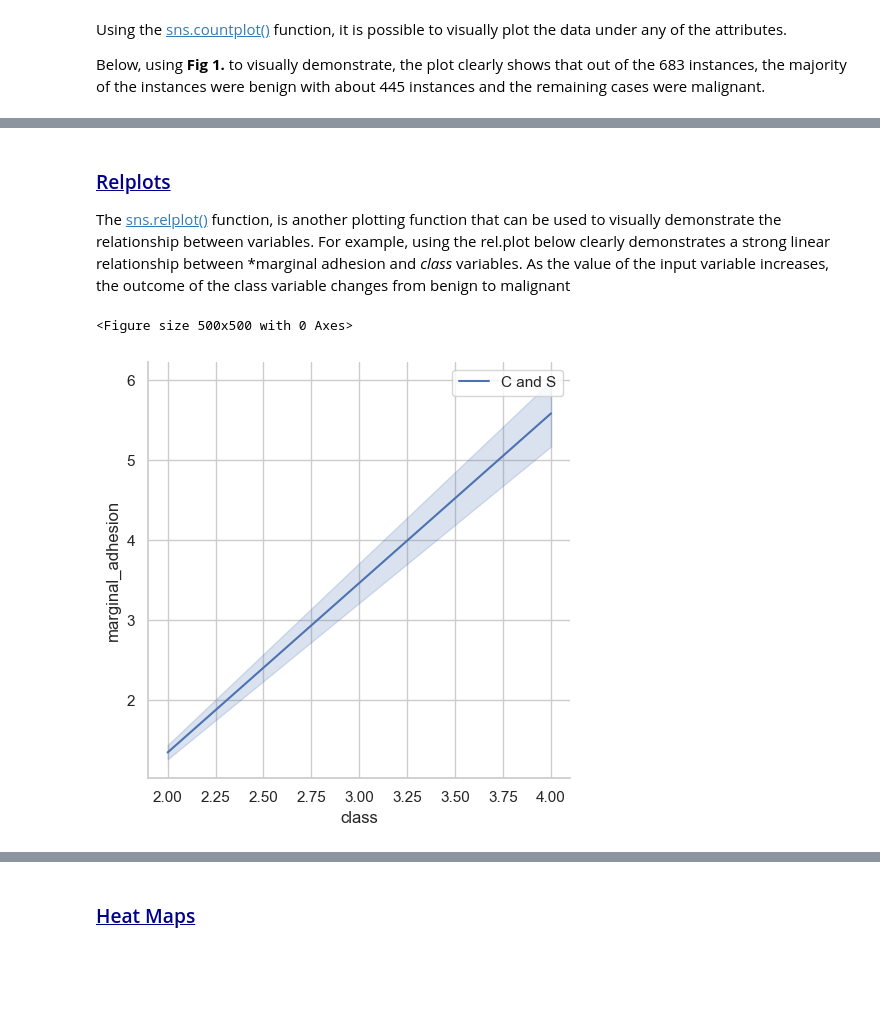
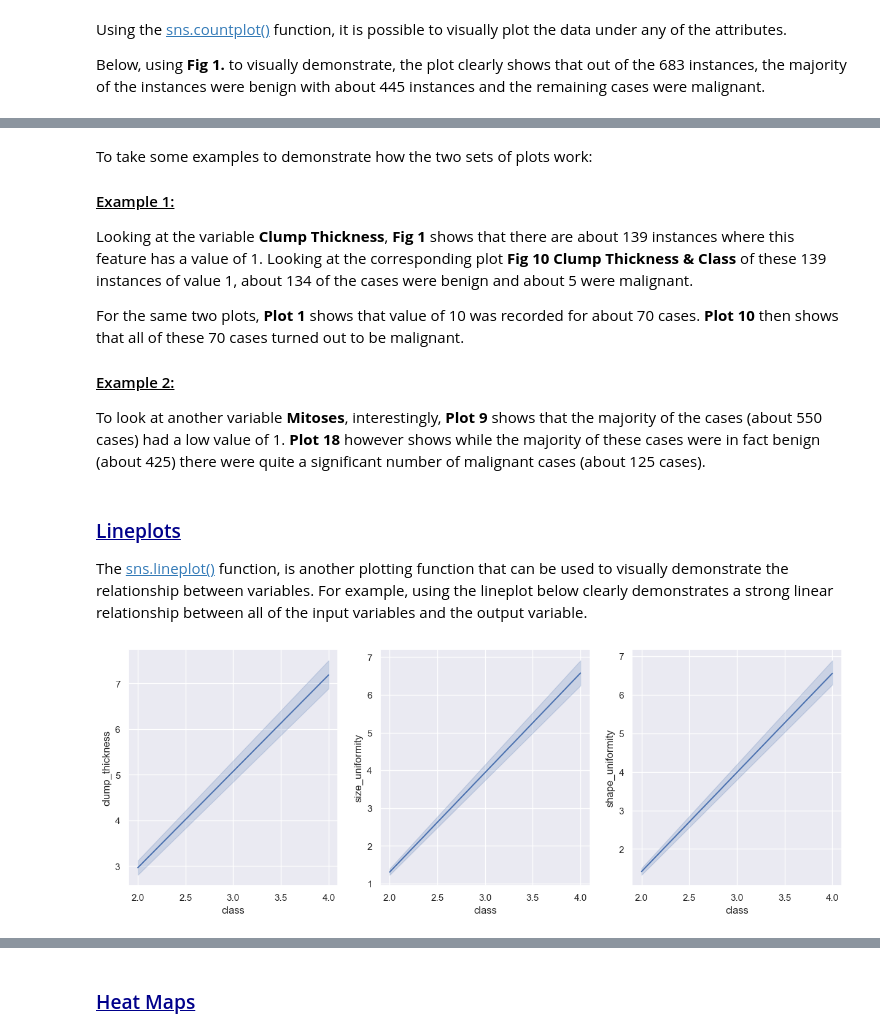
Before and after one commit to OCorry/PfDA-2022-Project-2, a Jupyter notebook: PfDA-2022-Project-2.ipynb, the cells around one changed output, grey strips where cells are left out. Saved outputs shown, nothing was run; the diff lists cells and outputs as text; code cells hidden in the pictures; blank space fills up the shorter version.

```diff
--- a/PfDA-2022-Project-2.ipynb
+++ b/PfDA-2022-Project-2.ipynb
@@ -395,7 +444,0 @@ Again using **Fig 3.** below, looking at the value of marginal adhesion at it's
-# %%
-# Plotting
-sns.set(style = 'whitegrid')
-plt.figure(figsize=(5,5))
-sns.countplot(x='marginal_adhesion', hue ='class', data=df)
-plt.title('Fig 3. Marginal adhesion values and Class', color = 'darkblue')
-plt.show()
@@ -403,0 +483,17 @@ plt.show()
+# %%
+sns.set(style = 'darkgrid')
+plt.figure(figsize=(15,5))
+
+plt.subplot(1,3,1)
+sns.countplot(x='bland_chromatin', hue ='class', data=df)
+plt.title("Fig 16. Bland Chromatin & Class")
+
+plt.subplot(1,3,2)
+sns.countplot(x='normal_nucleoli', hue ='class', data=df)
+plt.title("Fig 17. Normal Nucleoli & Class")
+
+plt.subplot(1,3,3)
+sns.countplot(x='mitoses', hue ='class', data=df)
+plt.title("Fig 18. Mitoses & Class")
+
+plt.show()
@@ -404,13 +502,34 @@ plt.show()
+# %% [markdown]
+To take some examples to demonstrate how the two sets of plots work:
+
+#### <ins>Example 1:</ins>
+
+Looking at the variable **Clump Thickness**, **Fig 1** shows that there are about 139 instances where this feature has a value of 1. Looking at the  corresponding plot **Fig 10 Clump Thickness & Class** of these 139 instances of value 1, about 134 of the cases were benign and about 5 were malignant.
+
+For the same two plots, **Plot 1** shows that  value of 10 was recorded for about 70 cases. **Plot 10** then shows that all of these 70 cases turned out to be malignant.
+
+#### <ins>Example 2:</ins>
+To look at another variable **Mitoses**, interestingly, **Plot 9** shows that the majority of the cases (about 550 cases) had a low value of 1. **Plot 18** however shows while the majority of these cases were in fact benign (about 425) there were quite a significant number of malignant cases (about 125 cases).
 # %% [markdown]
-### <font color=darkblue><ins>Relplots</ins></font>
+### <font color=darkblue><ins>Lineplots</ins></font>
 
-The <a href="https://seaborn.pydata.org/generated/seaborn.relplot.html#seaborn.relplot" target="_top">sns.relplot()</a> function, is another plotting function that can be used to visually demonstrate the relationship between variables. For example, using the rel.plot below clearly demonstrates a strong linear relationship between *marginal adhesion and *class* variables. As the value of the input variable increases, the outcome of the class variable changes from benign to malignant
+The <a href="https://seaborn.pydata.org/generated/seaborn.lineplot.html#seaborn.lineplot" target="_top">sns.lineplot()</a> function, is another plotting function that can be used to visually demonstrate the relationship between variables. For example, using the lineplot below clearly demonstrates a strong linear relationship between all of the input variables and the output variable.
 # %%
-sns.set(style = 'whitegrid')
-plt.figure(figsize=(5,5))
-sns.relplot(x ="class", y = 'marginal_adhesion', data = df, kind="line", label ="C and S")
-plt.legend()
+sns.set(style = 'darkgrid')
+plt.figure(figsize=(15,5))
+
+plt.subplot(1,3,1)
+sns.lineplot(x ="class", y = 'clump_thickness', data = df)
+
+
+plt.subplot(1,3,2)
+sns.lineplot(x ="class", y = 'size_uniformity', data = df)
+
+
+plt.subplot(1,3,3)
+sns.lineplot(x ="class", y = 'shape_uniformity', data = df)
+
+
 plt.show()
 # %% [output]
-<Figure size 500x500 with 0 Axes>
-[figure, old version]
+[figure, new version]
```
Also changed, not shown: parts of 16 cells of this notebook.
